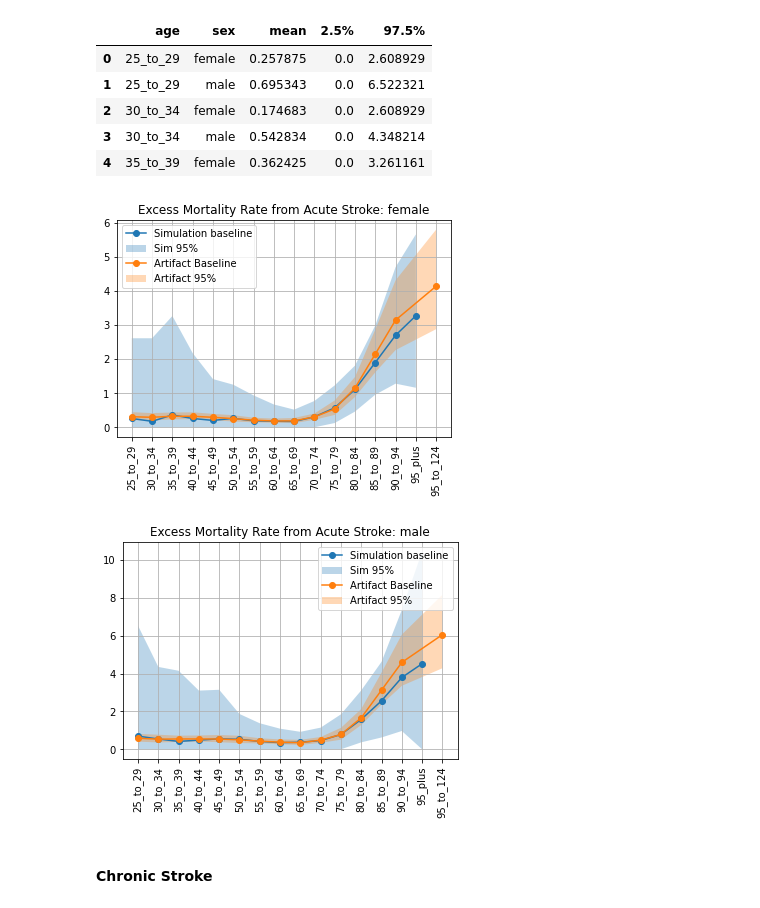
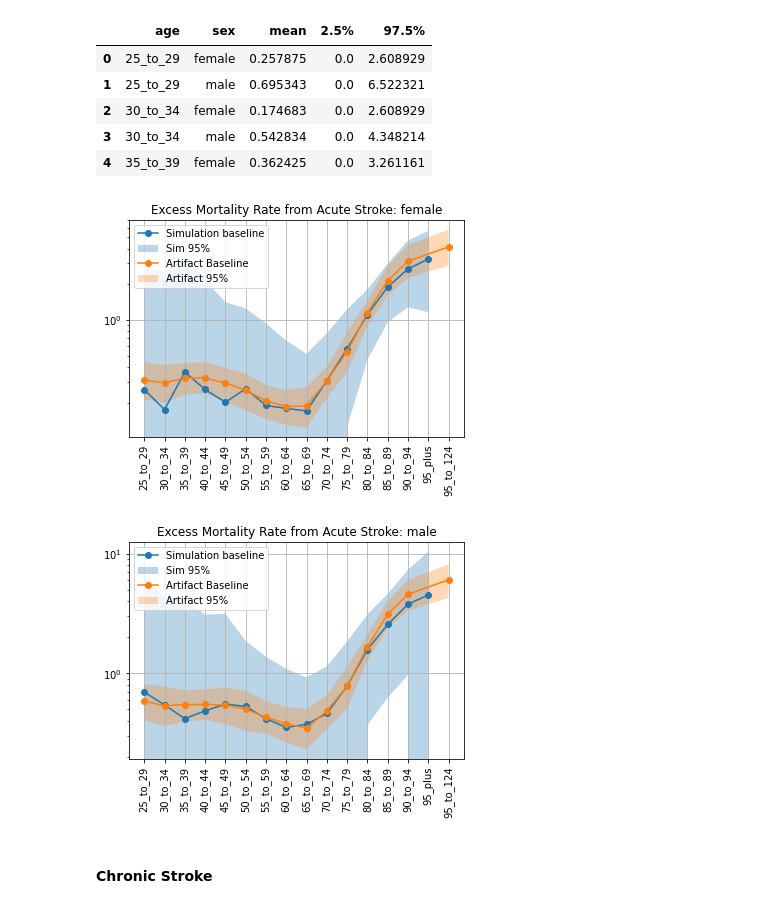
Before and after one commit to ihmeuw/vivarium_research_nih_us_cvd, a Jupyter notebook: Model1_VV-withMI.ipynb, the cells around one changed output. Drawn from its saved outputs; the diff is of its cells as text; code cells hidden in the pictures.

```diff
--- a/Model1_VV-withMI.ipynb
+++ b/Model1_VV-withMI.ipynb
@@ -1029,12 +1031,12 @@ art_inc_acute_MI.head()
 | 3 | female | 40.0 | 45.0 | 2019 | 2020 | 0.000540 | 0.000414 | 0.000690 | Alabama | incidence_rate | ... |
 | 4 | female | 45.0 | 50.0 | 2019 | 2020 | 0.000850 | 0.000649 | 0.001110 | Alabama | incidence_rate | ... |
 # %%
-tran_rate_sum_allyear = (tran_rate_MI
+tran_rate_MI_sum_allyear = (tran_rate_MI
                  .groupby(['age', 'sex'])
                  .rate.describe(percentiles=[.025, .975])
                  .filter(['mean', '2.5%', '97.5%'])
                  .reset_index())
-tran_rate_sum_allyear
+tran_rate_MI_sum_allyear
 # %% [output]
 |  | age | sex | mean | 2.5% | 97.5% |
 | 0 | 25_to_29 | female | 0.000461 | 0.000188 | 0.000819 |
@@ -1048,9 +1050,9 @@ tran_rate_sum_allyear
 | 29 | 95_plus | male | 0.045351 | 0.025675 | 0.069006 |
 30 rows × 5 columns
 # %%
-for sex in tran_rate_sum_allyear.sex.unique():
+for sex in tran_rate_MI_sum_allyear.sex.unique():
     plt.figure()
-    subdata = tran_rate_sum_allyear.loc[(tran_rate_sum_allyear.sex==sex)]
+    subdata = tran_rate_MI_sum_allyear.loc[(tran_rate_MI_sum_allyear.sex==sex)]
     plt.plot(subdata['age'], subdata['mean'], marker='o')
     plt.fill_between(subdata['age'], subdata['2.5%'], subdata['97.5%'], alpha=.3)
     subdata2 = art_inc.loc[(art_inc.sex==sex)]
@@ -1095,5 +1097,6 @@ for sex in prev_chronic_rate_sum_allyear.sex.unique():
     plt.title(f'Prevalence of Chronic Stroke: {sex}')
     plt.xticks(rotation=90)
     plt.grid()
+    plt.yscale('log')
     plt.legend(['Simulation baseline', 'Sim 95%', 'Artifact Baseline', 'Artifact 95%'])
 # %% [output]
@@ -1120,5 +1123,6 @@ for sex in prev_acute_rate_sum_allyear.sex.unique():
     plt.title(f'Prevalence of Acute Stroke: {sex}')
     plt.xticks(rotation=90)
     plt.grid()
+    plt.yscale('log')
     plt.legend(['Simulation baseline', 'Sim 95%', 'Artifact Baseline', 'Artifact 95%'])
 # %% [output]
@@ -1205,19 +1209,20 @@ acute_rate_sum_allyear.head()
 # %%
 for sex in acute_rate_sum_allyear.sex.unique():
     plt.figure()
     subdata = acute_rate_sum_allyear.loc[(acute_rate_sum_allyear.sex==sex)]
     plt.plot(subdata['age'], subdata['mean'], marker='o')
     plt.fill_between(subdata['age'], subdata['2.5%'], subdata['97.5%'], alpha=.3)
     subdata2 = art_emr.loc[(art_emr.sex==sex)]
     plt.plot(subdata2['age_group'], subdata2['mean'], marker='o')
     plt.fill_between(subdata2['age_group'], subdata2['2.5%'], subdata2['97.5%'], alpha=.3)
     plt.title(f'Excess Mortality Rate from Acute Stroke: {sex}')
     plt.xticks(rotation=90)
     plt.grid()
+    plt.yscale('log')
     plt.legend(['Simulation baseline', 'Sim 95%', 'Artifact Baseline', 'Artifact 95%'])
 # %% [output]
-[figure, old version]
+[figure, new version]
-[figure, old version]
+[figure, new version]
 # %% [markdown]
 #### Chronic Stroke
 # %%
```
Also changed, not shown: parts of 29 cells of this notebook, 14 other files.
